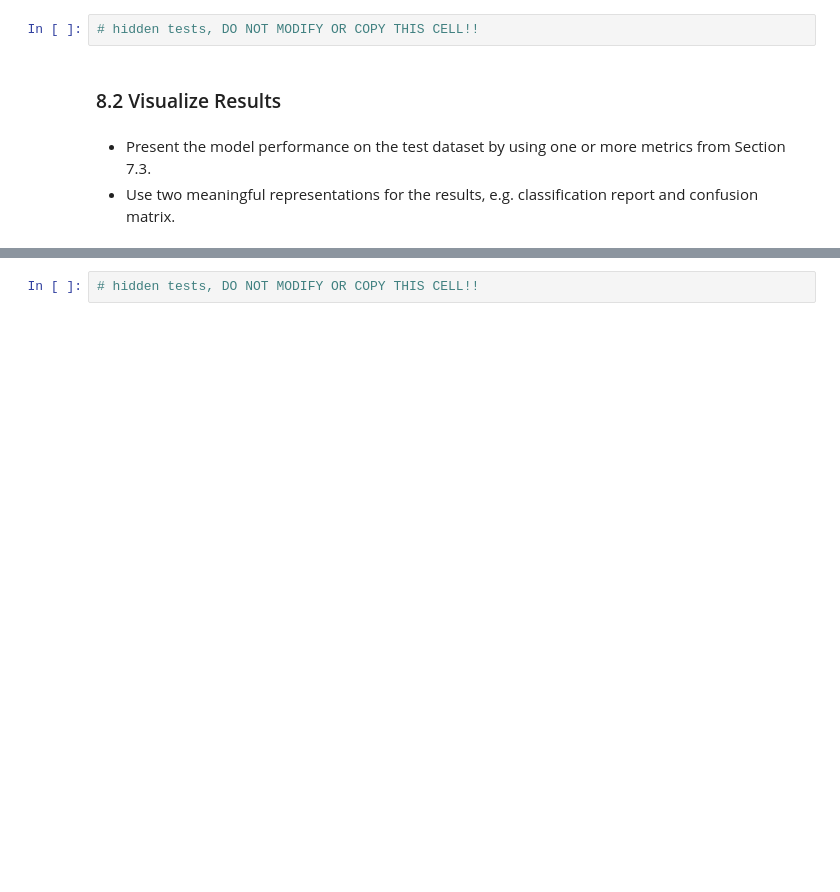
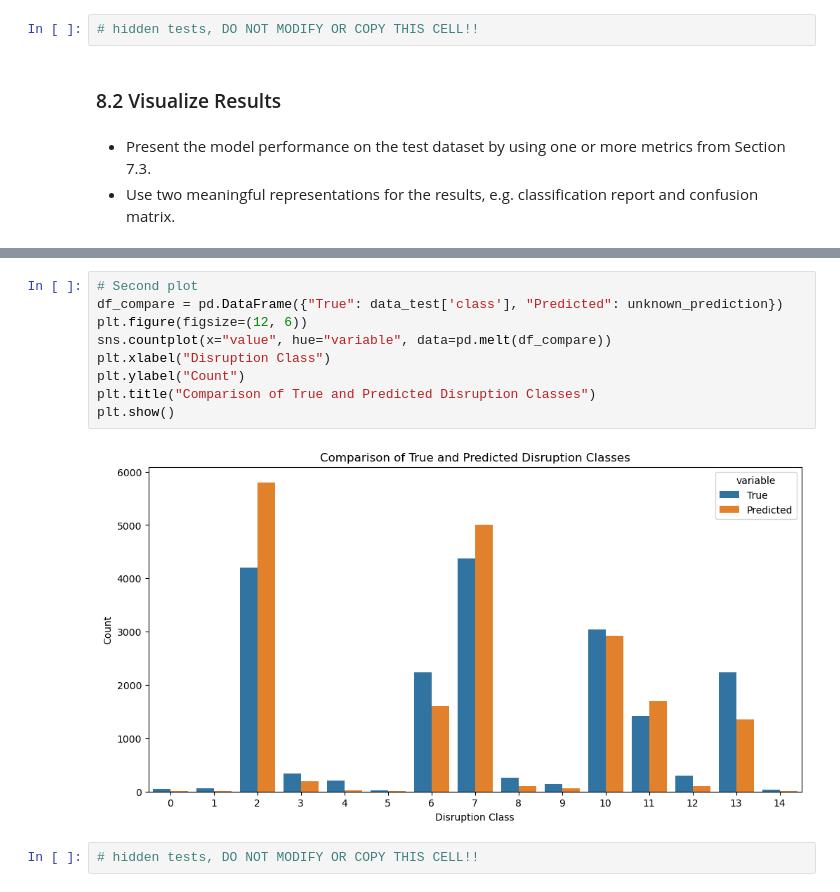
Before and after one commit to lookinALX/Data_Science_and_Co_TU_Wien, a Jupyter notebook: dopp_exercise_1_B.ipynb, the cells around one changed output, grey strips where cells are left out. Saved outputs shown, nothing was run; the diff lists cells and outputs as text; blank space fills up the shorter version.

```diff
--- a/dopp_exercise_1_B.ipynb
+++ b/dopp_exercise_1_B.ipynb
@@ -986,2 +1007,13 @@ raise NotImplementedError()
+# %%
+# Second plot
+df_compare = pd.DataFrame({"True": data_test['class'], "Predicted": unknown_prediction})
+plt.figure(figsize=(12, 6))
+sns.countplot(x="value", hue="variable", data=pd.melt(df_compare))
+plt.xlabel("Disruption Class")
+plt.ylabel("Count")
+plt.title("Comparison of True and Predicted Disruption Classes")
+plt.show()
+# %% [output]
+[figure, added]
 # %%
 # hidden tests, DO NOT MODIFY OR COPY THIS CELL!!
```
Also changed, not shown: parts of 13 cells of this notebook.
